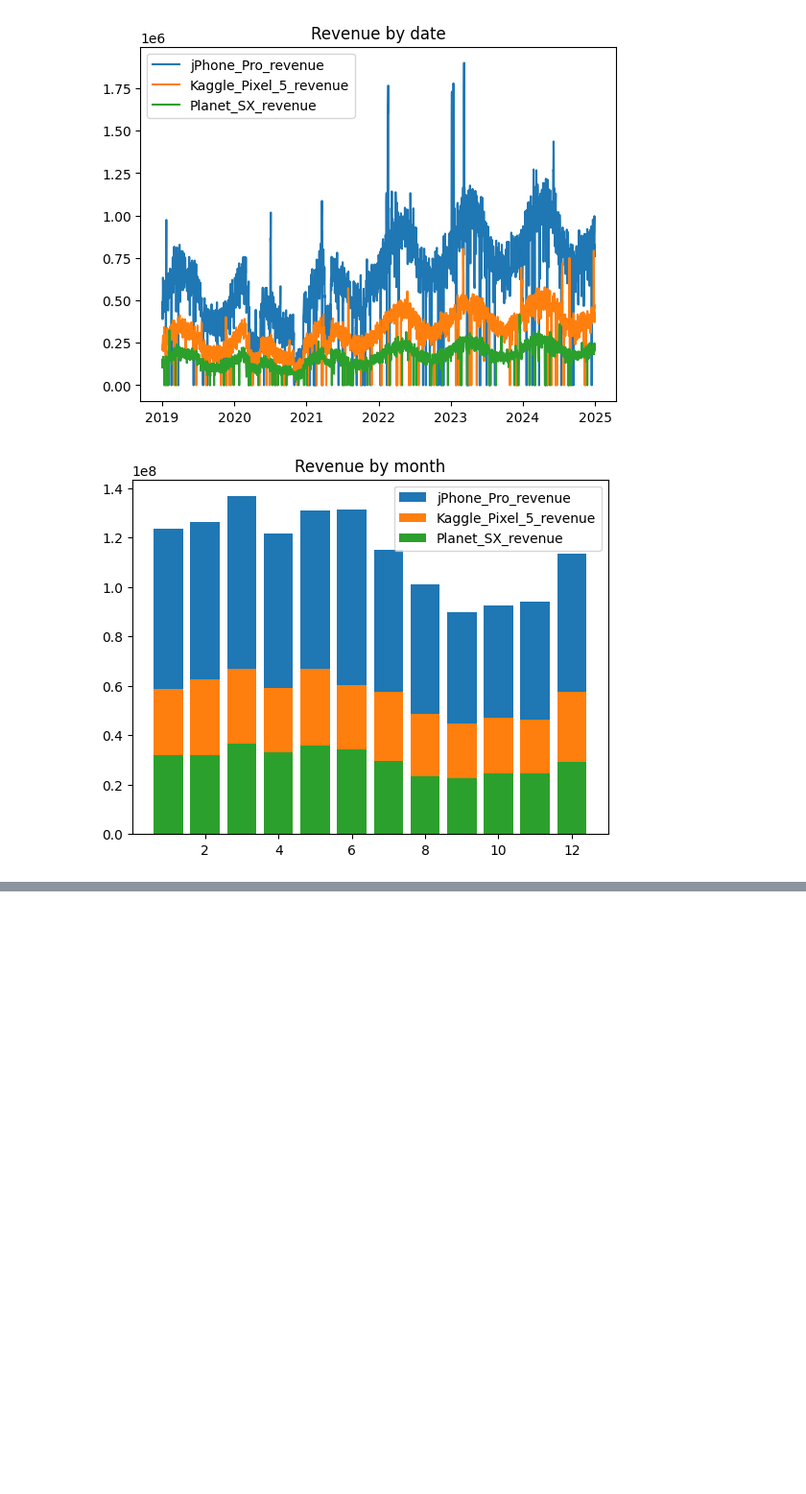
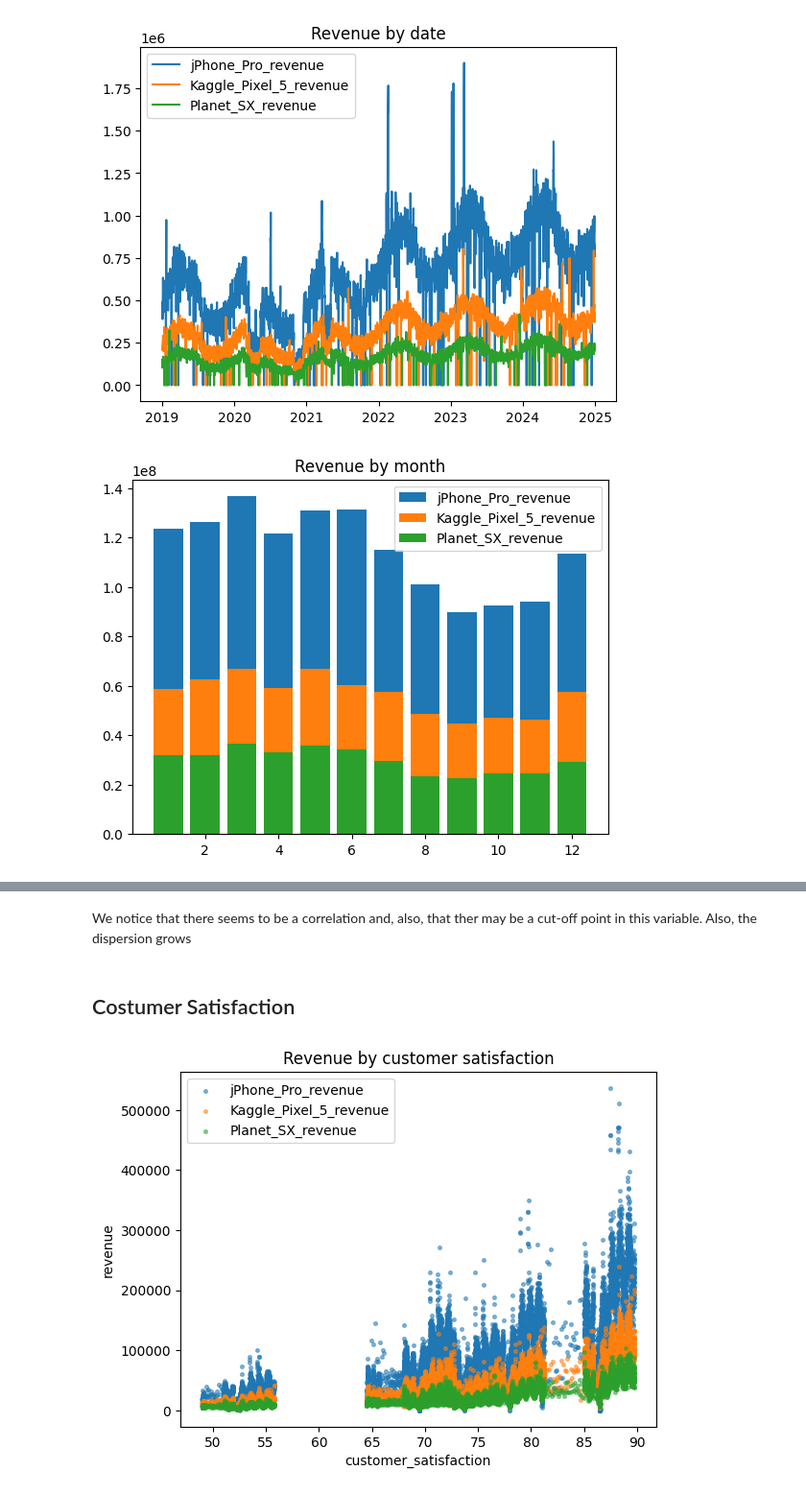
Before and after one commit to jsilvalavin/orange_test_stage, a Jupyter notebook: notebooks/exploration.ipynb, the cells around one changed output, grey strips where cells are left out. Shown at 96% size. Cells and saved outputs as stored; diff of their text form; code cells hidden in the pictures; blank space fills up the shorter version.

```diff
--- a/notebooks/exploration.ipynb
+++ b/notebooks/exploration.ipynb
@@ -60,0 +106,14 @@ plt.title('Revenue by month');
+# %% [markdown]
+We notice that there seems to be a correlation and, also, that ther may be a cut-off point in this variable. Also, the dispersion grows
+# %% [markdown]
+##  Costumer Satisfaction
+# %%
+plt.scatter(df['customer_satisfaction'],df[jphone], label=jphone, alpha=0.5, s=7)
+plt.scatter(df['customer_satisfaction'],df[kaggle], label=kaggle, alpha=0.5, s=7)
+plt.scatter(df['customer_satisfaction'],df[planet], label=planet, alpha=0.5, s=7)
+plt.legend()
+plt.xlabel('customer_satisfaction')
+plt.ylabel('revenue')
+plt.title('Revenue by customer satisfaction');
+# %% [output]
+[figure, added]
```
Also changed, not shown: parts of 24 cells of this notebook.
